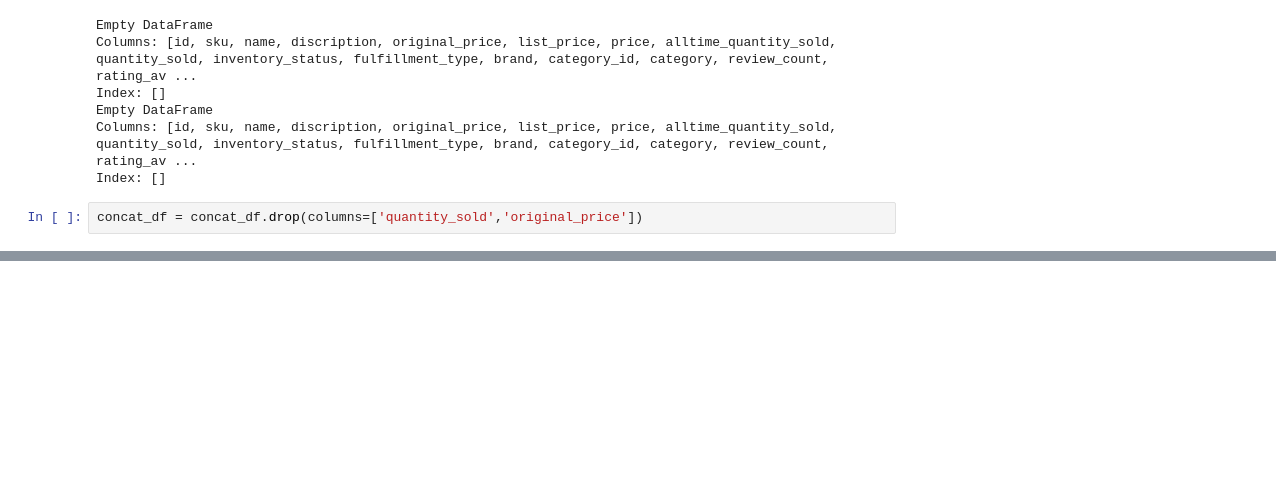
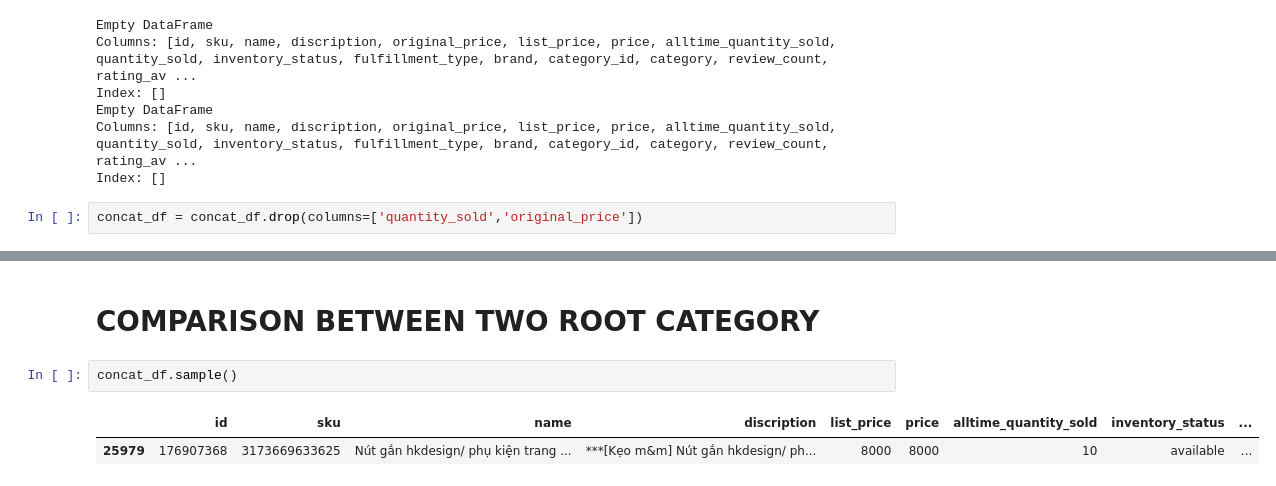
Before and after one commit to minhpham0201/TIKI, a Jupyter notebook: ANALYTICS.ipynb, the cells around one changed output, grey strips where cells are left out. Cells and saved outputs as stored; diff of their text form; blank space fills up the shorter version.

```diff
--- a/ANALYTICS.ipynb
+++ b/ANALYTICS.ipynb
@@ -87,0 +141,7 @@ concat_df = concat_df.drop(columns=['quantity_sold','original_price'])
+# %% [markdown]
+# COMPARISON BETWEEN TWO ROOT CATEGORY
+# %%
+concat_df.sample()
+# %% [output]
+|  | id | sku | name | discription | list_price | price | alltime_quantity_sold | inventory_status | ... |
+| 25979 | 176907368 | 3173669633625 | Nút gắn hkdesign/ phụ kiện trang ... | ***[Kẹo m&m] Nút gắn hkdesign/ ph... | 8000 | 8000 | 10 | available | ... |
```
Also changed, not shown: parts of 13 cells of this notebook, 2 other files.
